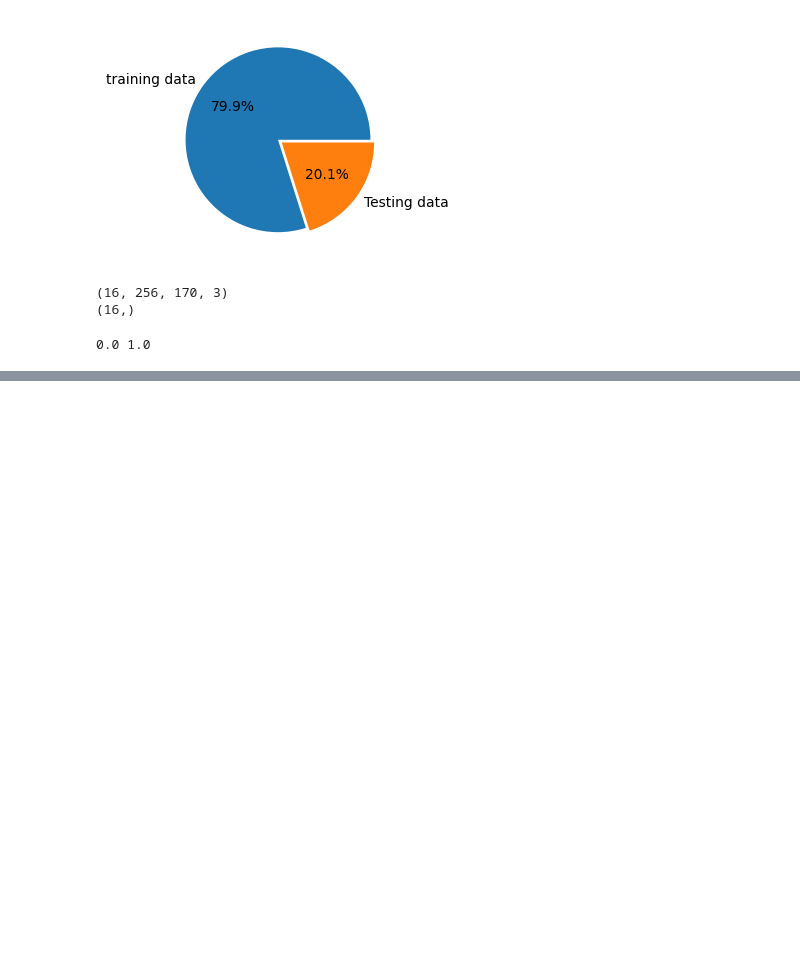
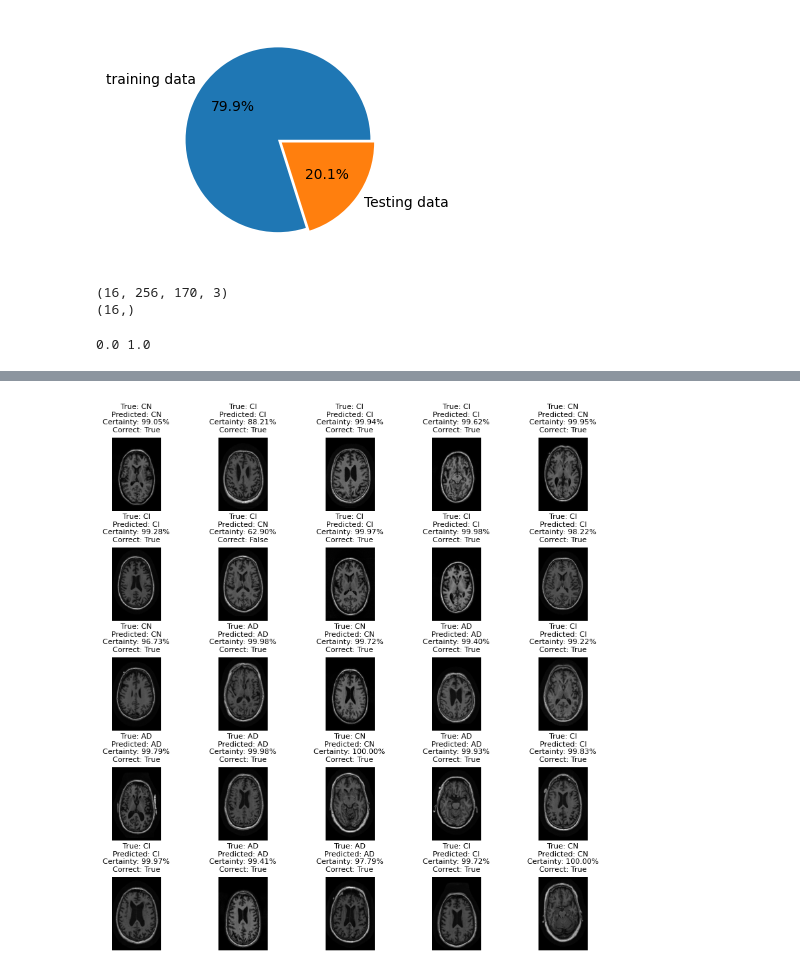
Before and after one commit to JordanoPreteroti/Alz_Classification, a Jupyter notebook: main.ipynb, the cells around one changed output, grey strips where cells are left out. Cells and saved outputs as stored; diff of their text form; code cells hidden in the pictures; blank space fills up the shorter version.

Commit message:
Fixed Graphs

```diff
--- a/main.ipynb
+++ b/main.ipynb
@@ -264,36 +204,43 @@ Found 5154 images belonging to 3 classes.
+# %%
+
+
+testDataset = ["Alz_Datasets/Alz2/Axial/"]
+
+testPaths = []
+testLabels = []
+
+for testDir in testDataset:
+    for label in os.listdir(testDir):
+        for image in os.listdir(os.path.join(testDir, label)):
+            imagePath = os.path.join(testDir, label, image)
+            testPaths.append(imagePath)
+            testLabels.append(label)
+
+testPaths, testLabels = shuffle(testPaths, testLabels)
 # %%
-# import matplotlib.pyplot as plt
-# import random
-# import numpy as np
-# from tensorflow.keras.preprocessing.image import load_img
 
-# # Function to get predictions and probabilities
-# def predictAndPlot(model, paths, labels, class_names, n_samples=25):
-#     plt.figure(figsize=(10, 10))
-#     for i in range(min(n_samples, len(paths))):
-#         index = random.randint(0, len(paths)-1)
-#         image_path = paths[index]
-#         true_label = labels[index]
+def predictAndPlot(model, paths, labels, n_samples=100):
+    plt.figure(figsize=(10, 10))
+    for i in range(min(n_samples, len(paths))):
+        index = random.randint(0, len(paths)-1)
+        image_path = paths[index]
+        true_label = labels[index]
 
-#         image = load_img(image_path, target_size=(256, 170))
-#         image_array = np.array([image])
-#         plt.subplots_adjust(hspace=0.5)
+        image = load_img(image_path, target_size=(image_height, image_width))
+        image_array = np.array([(image)])
+        plt.subplots_adjust(hspace=0.5)
 
-#         prediction_probabilities = model.predict(image_array)[0]
-#         predicted_label_index = np.argmax(prediction_probabilities)
-#         predicted_label = class_names[predicted_label_index]
-#         certainty = prediction_probabilities[predicted_label_index] * 100
-#         correct = true_label == predicted_label
+        prediction_probabilities = model.predict(image_array)[0]
+        predicted_label_index = np.argmax(prediction_probabilities)
+        predicted_label = class_names[predicted_label_index]
+        certainty = prediction_probabilities[predicted_label_index] * 100
+        correct = true_label == predicted_label
 
-#         plt.subplot(5, 5, i+1)
-#         plt.imshow(image)
-#         plt.axis('off')
-#         plt.title(f'True: {true_label}\nPredicted: {predicted_label}\nCertainty: {certainty:.2f}%\nCorrect: {correct}', fontsize=8)
+        plt.subplot(5, 5, i+1)
+        plt.imshow(image)
+        plt.axis('off')
+        plt.title(f'True: {true_label}\nPredicted: {predicted_label}\nCertainty: {certainty:.2f}%\nCorrect: {correct}', fontsize=8)
 
-# # Call the function to plot the demonstration
-# predictAndPlot(model, "Alz_Datasets/Alz2/Axial/" , class_names , n_samples=25)
-
-# plt.show()
-
-# No work?
+predictAndPlot(model, testPaths, testLabels, n_samples=25)
+plt.show()
 # %% [output]
@@ -301,3 +264,4 @@ TypeError: predictAndPlot() missing 1 required positional argument: 'class_names
+[figure, added]
 # %%
 import numpy as np
 import matplotlib.pyplot as plt
```
Also changed, not shown: parts of 11 cells of this notebook, 2 other files.
